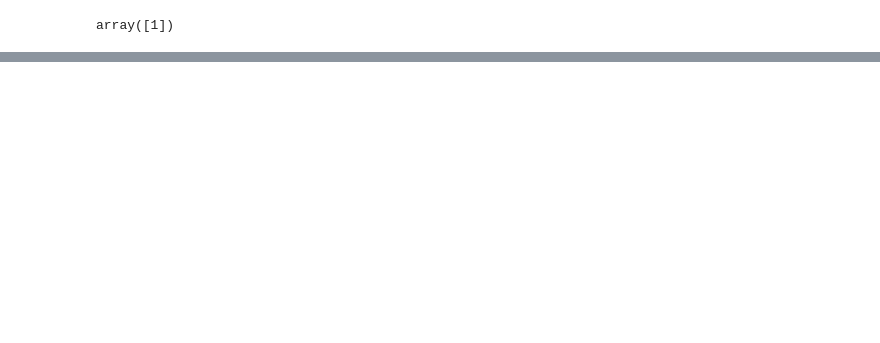
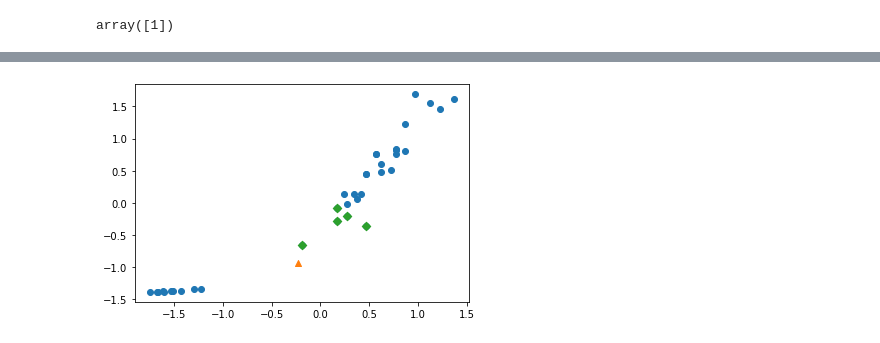
Before and after one commit to gokimkq123/AI_Study, a Jupyter notebook: machine learning/BreamAndSmelt.ipynb, the cells around one changed output, grey strips where cells are left out. Saved outputs shown, nothing was run; the diff lists cells and outputs as text; code cells hidden in the pictures; blank space fills up the shorter version.

```diff
--- a/machine learning/BreamAndSmelt.ipynb
+++ b/machine learning/BreamAndSmelt.ipynb
@@ -34,0 +132,8 @@ array([1])
+# %%
+d,idx = kn.kneighbors([new])
+plt.scatter(train_scaled[:,0],train_scaled[:,1])
+plt.scatter(new[0],new[1],marker='^')
+plt.scatter(train_scaled[idx,0],train_scaled[idx,1],marker='D')
+plt.show()
+# %% [output]
+[figure, added]
```
Also changed, not shown: parts of 9 cells of this notebook.
